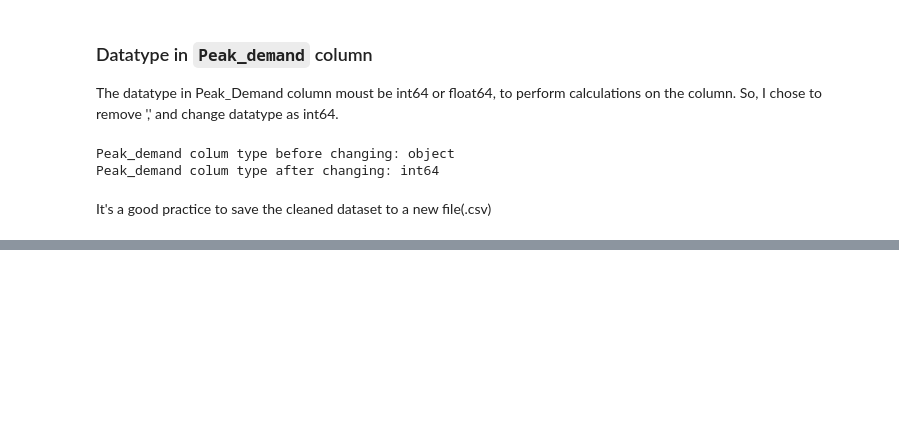
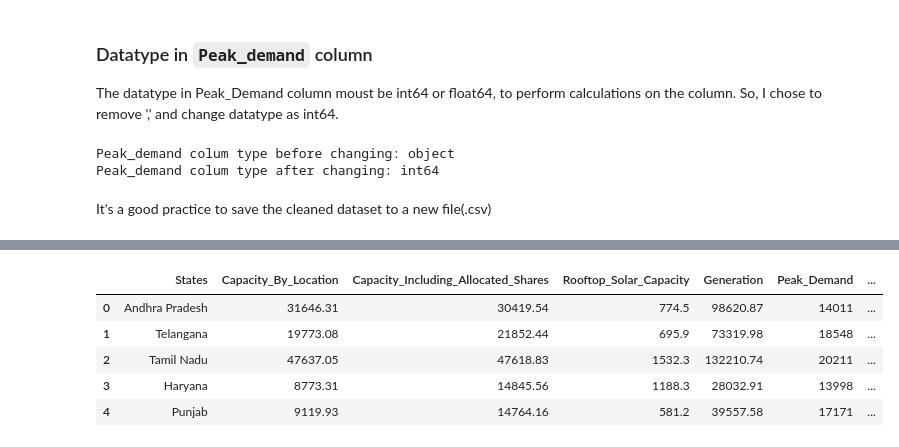
Before and after one commit to VishnuCodes96/capstone_projects, a Jupyter notebook: capstone_project_1.ipynb, the cells around one changed output, grey strips where cells are left out. Drawn from its saved outputs; the diff is of its cells as text; code cells hidden in the pictures; blank space fills up the shorter version.

Commit message:
Added Region column

```diff
--- a/capstone_project_1.ipynb
+++ b/capstone_project_1.ipynb
@@ -131,0 +135,24 @@ clean_states_df.to_csv("cleaned_state_wise_renewable_energy.csv", index=False)
+# %%
+region_map = {
+    "Andhra Pradesh" : "South",
+    "Telangana" : "South",
+    "Tamil Nadu" : "South",
+    "Haryana" : "North",
+    "Punjab" : "North",
+    "Rajasthan" : "North",
+    "Bihar" : "East",
+    "Jharkhand" : "East",
+    "Odisha" : "East",
+    "West Bengal" : "East",
+    "Goa" : "West",
+    "Gujarat" : "West",
+    "Maharashtra" : "West",
+    "Arunachal Pradesh" : "North-East",
+    "Assam" : "Nort-East",
+    "Manipur" : "North-East",
+    "Madhya Pradesh" : "Central",
+    "Chhattisgarh" : "Central"
+}
+# %%
+region_map_df = pd.DataFrame(list(region_map.items()),columns=["States","Region"])
+region_map_df.head()
@@ -131,0 +166,10 @@ clean_states_df.to_csv("cleaned_state_wise_renewable_energy.csv", index=False)
+# %%
+state_region_merge_df = pd.merge(clean_states_df, region_map_df, on="States", how="left")
+state_region_merge_df.head()
+# %% [output]
+|  | States | Capacity_By_Location | Capacity_Including_Allocated_Shares | Rooftop_Solar_Capacity | Generation | Peak_Demand | ... |
+| 0 | Andhra Pradesh | 31646.31 | 30419.54 | 774.5 | 98620.87 | 14011 | ... |
+| 1 | Telangana | 19773.08 | 21852.44 | 695.9 | 73319.98 | 18548 | ... |
+| 2 | Tamil Nadu | 47637.05 | 47618.83 | 1532.3 | 132210.74 | 20211 | ... |
+| 3 | Haryana | 8773.31 | 14845.56 | 1188.3 | 28032.91 | 13998 | ... |
+| 4 | Punjab | 9119.93 | 14764.16 | 581.2 | 39557.58 | 17171 | ... |
```
Also changed, not shown: parts of 4 cells of this notebook.
